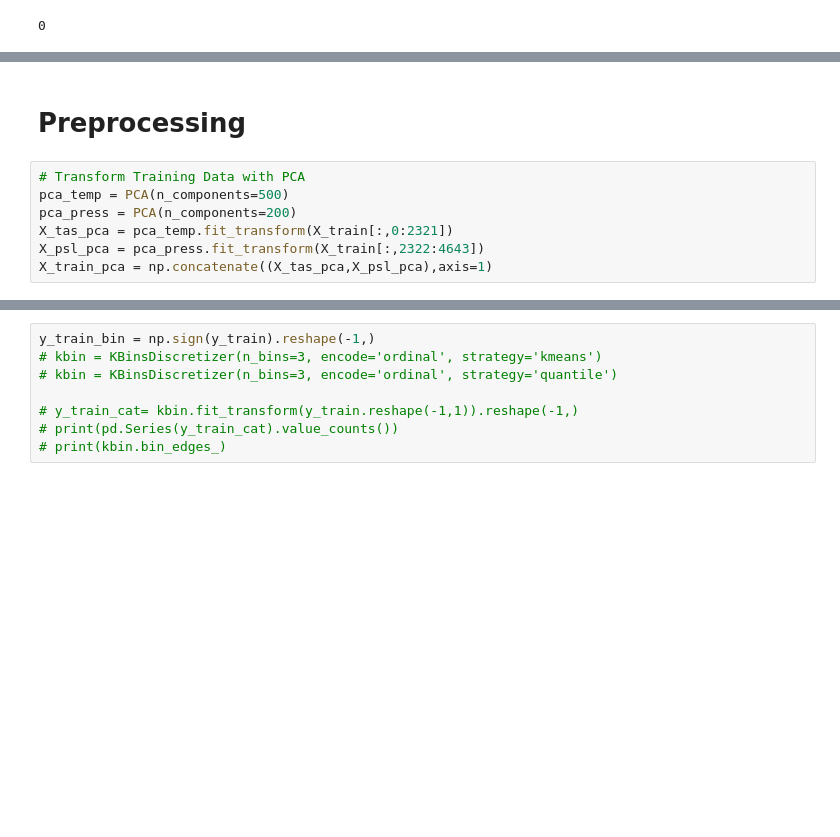
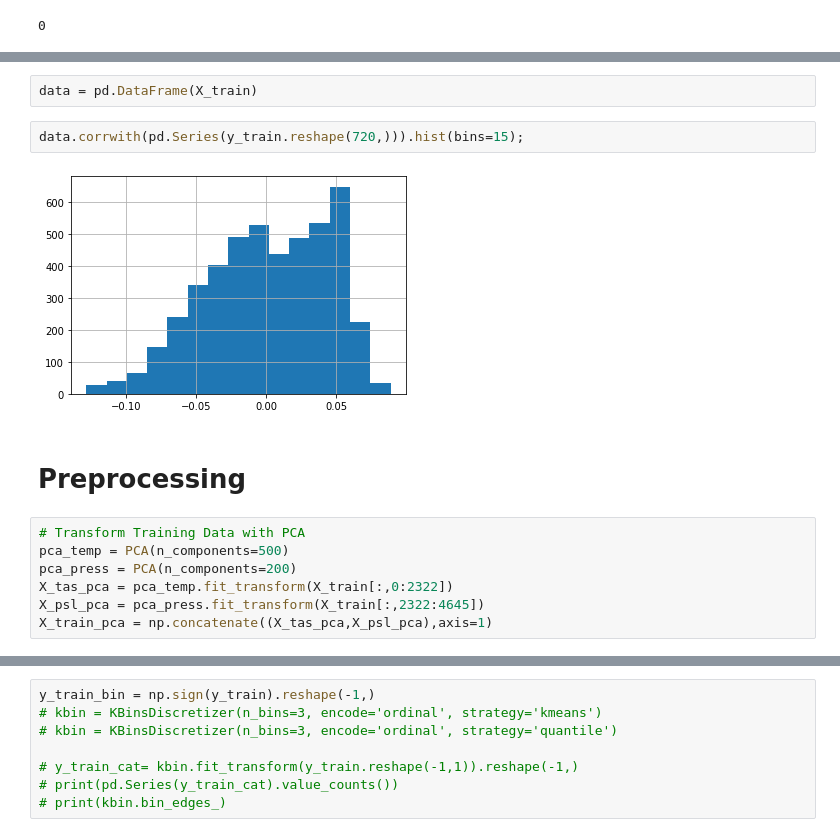
Before and after one commit to lawhitmi/DroughtPrediction, a Jupyter notebook: RandForest.ipynb, the cells around one changed output, grey strips where cells are left out. Drawn from its saved outputs; the diff is of its cells as text; blank space fills up the shorter version.

```diff
--- a/RandForest.ipynb
+++ b/RandForest.ipynb
@@ -95,9 +95,15 @@ plt.hist(y_train,bins=20)
+# %%
+data = pd.DataFrame(X_train)
+# %%
+data.corrwith(pd.Series(y_train.reshape(720,))).hist(bins=15);
+# %% [output]
+[figure, added]
 # %% [markdown]
 # Preprocessing
 # %%
 # Transform Training Data with PCA
 pca_temp = PCA(n_components=500)
 pca_press = PCA(n_components=200)
-X_tas_pca = pca_temp.fit_transform(X_train[:,0:2321])
-X_psl_pca = pca_press.fit_transform(X_train[:,2322:4643])
+X_tas_pca = pca_temp.fit_transform(X_train[:,0:2322])
+X_psl_pca = pca_press.fit_transform(X_train[:,2322:4645])
 X_train_pca = np.concatenate((X_tas_pca,X_psl_pca),axis=1)
```
Also changed, not shown: parts of 33 cells of this notebook, 1 other file.
